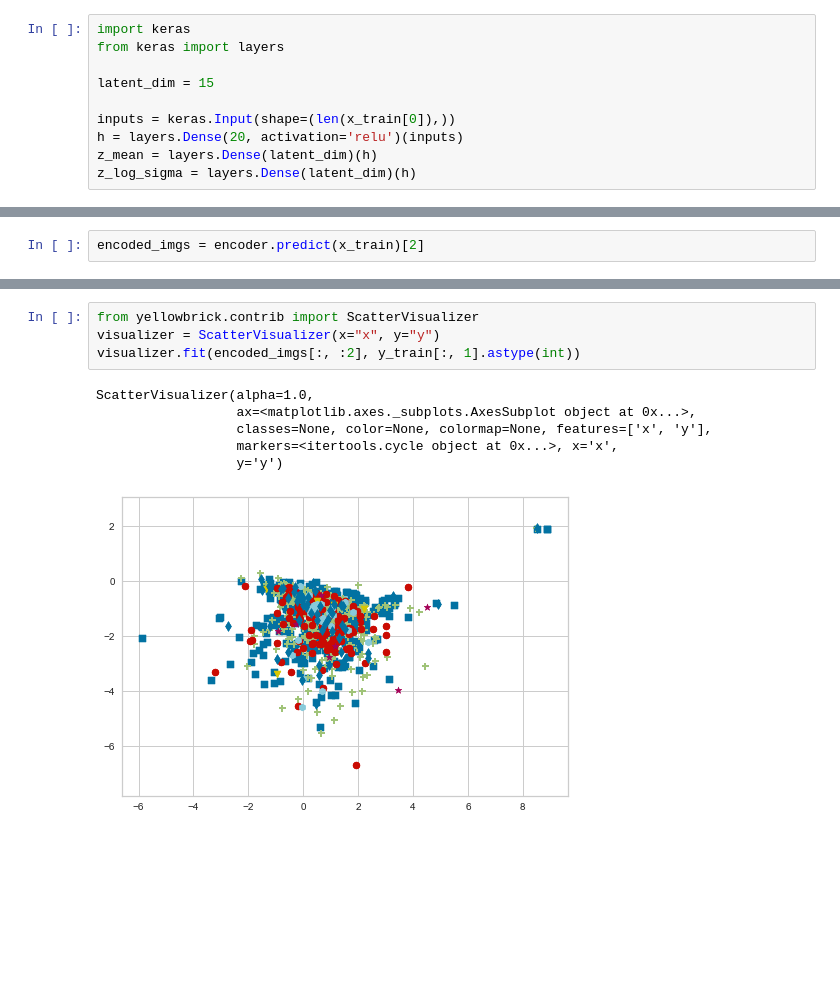
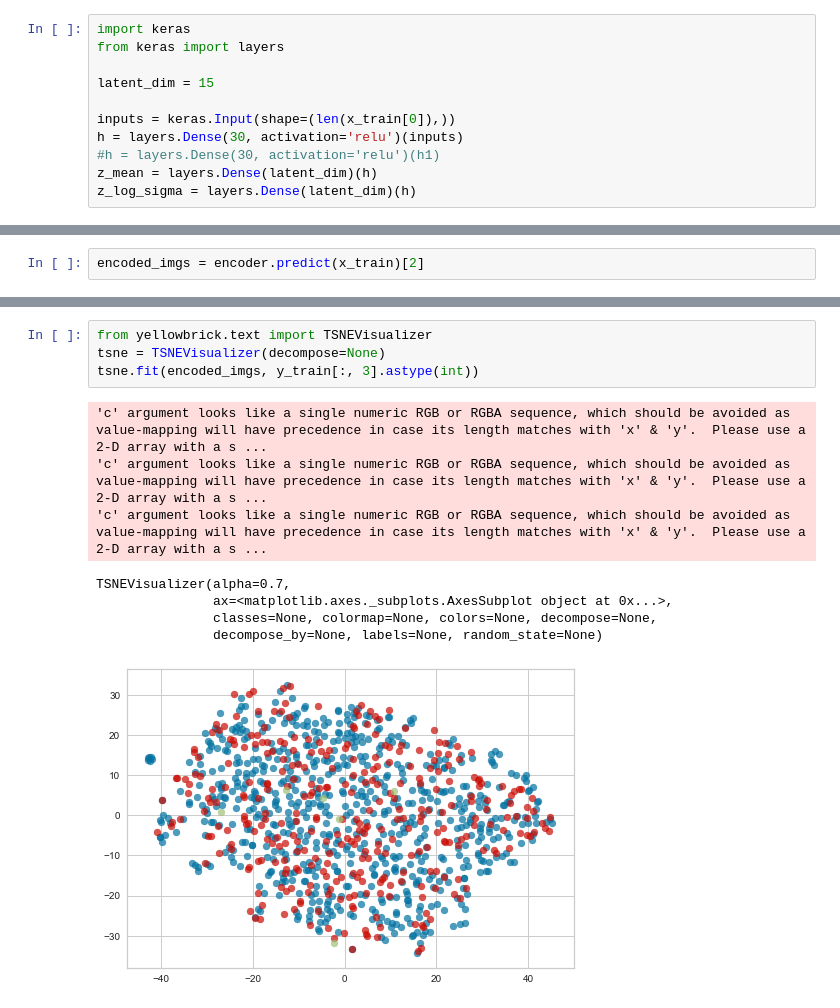
Before and after one commit to pauldelacour/data_sc_lab, a Jupyter notebook: task_02/swan_predictions/autoencoder.ipynb, the cells around one changed output, grey strips where cells are left out. Drawn from its saved outputs; the diff is of its cells as text; blank space fills up the shorter version.

```diff
--- a/task_02/swan_predictions/autoencoder.ipynb
+++ b/task_02/swan_predictions/autoencoder.ipynb
@@ -159,7 +183,8 @@ from keras import layers
 latent_dim = 15
 
 inputs = keras.Input(shape=(len(x_train[0]),))
-h = layers.Dense(20, activation='relu')(inputs)
+h = layers.Dense(30, activation='relu')(inputs)
+#h = layers.Dense(30, activation='relu')(h1)
 z_mean = layers.Dense(latent_dim)(h)
 z_log_sigma = layers.Dense(latent_dim)(h)
 # %%
@@ -267,11 +377,13 @@ array([[ 2.9456346 , -1.0718926 ,  1.3948984 , ..., -0.02844605,
 # %%
-from yellowbrick.contrib import ScatterVisualizer
-visualizer = ScatterVisualizer(x="x", y="y")
-visualizer.fit(encoded_imgs[:, :2], y_train[:, 1].astype(int))
+from yellowbrick.text import TSNEVisualizer
+tsne = TSNEVisualizer(decompose=None)
+tsne.fit(encoded_imgs, y_train[:, 3].astype(int))
 # %% [output]
-ScatterVisualizer(alpha=1.0,
-                  ax=<matplotlib.axes._subplots.AxesSubplot object at 0x...>,
-                  classes=None, color=None, colormap=None, features=['x', 'y'],
-                  markers=<itertools.cycle object at 0x...>, x='x',
-                  y='y')
+'c' argument looks like a single numeric RGB or RGBA sequence, which should be avoided as value-mapping will have precedence in case its length matches with 'x' & 'y'.  Please use a 2-D array with a s ...
+'c' argument looks like a single numeric RGB or RGBA sequence, which should be avoided as value-mapping will have precedence in case its length matches with 'x' & 'y'.  Please use a 2-D array with a s ...
+'c' argument looks like a single numeric RGB or RGBA sequence, which should be avoided as value-mapping will have precedence in case its length matches with 'x' & 'y'.  Please use a 2-D array with a s ...
+TSNEVisualizer(alpha=0.7,
+               ax=<matplotlib.axes._subplots.AxesSubplot object at 0x...>,
+               classes=None, colormap=None, colors=None, decompose=None,
+               decompose_by=None, labels=None, random_state=None)
-[figure, old version]
+[figure, new version]
```
Also changed, not shown: parts of 42 cells of this notebook, 8 other files.
